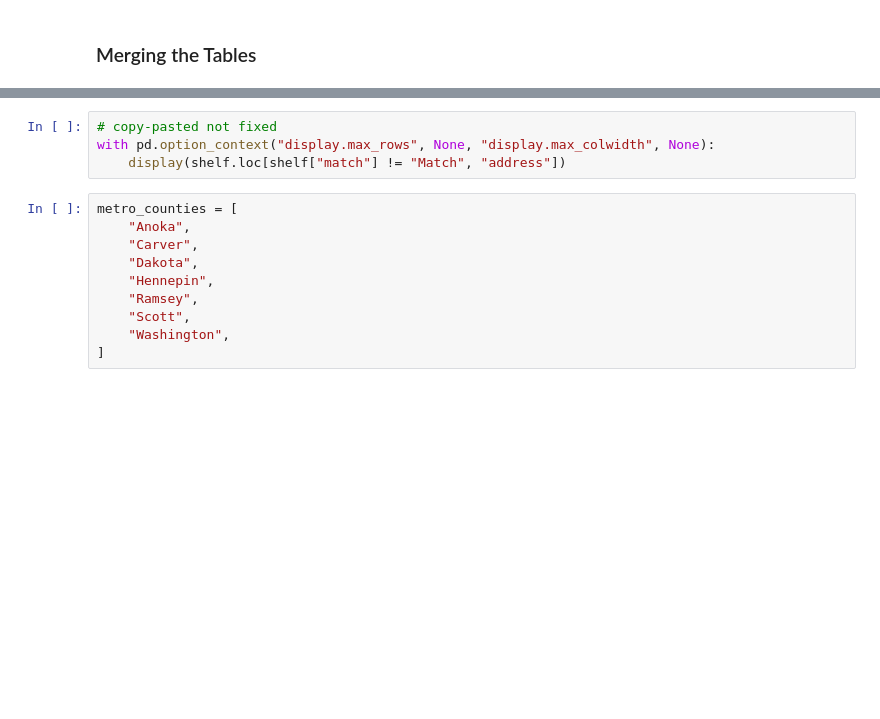
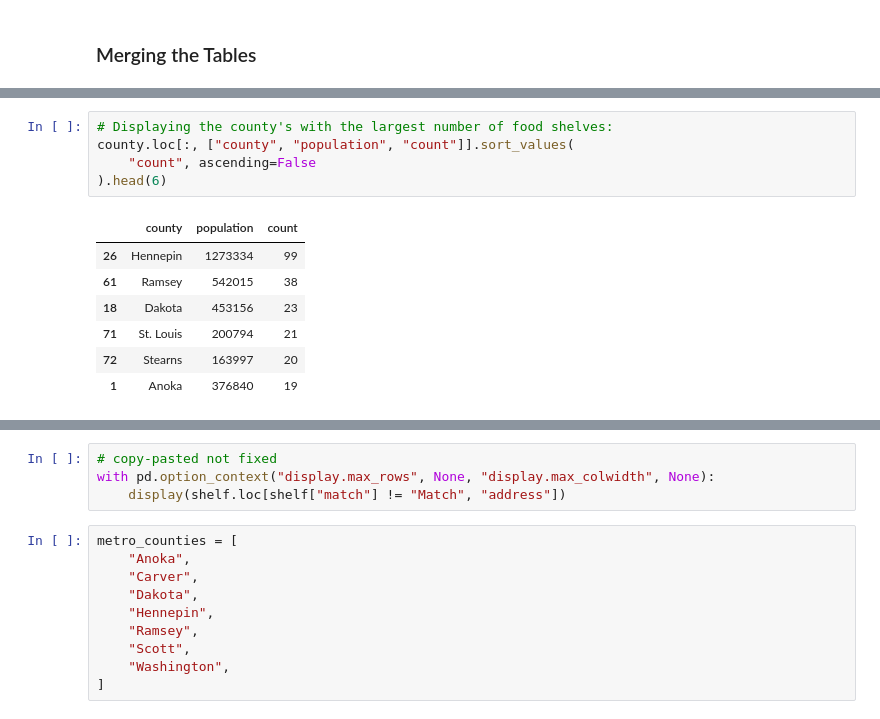
Before and after one commit to a-location-1/mn-food-shelf-analysis, a Jupyter notebook: food_shelf_eda.ipynb, the cells around one changed output, grey strips where cells are left out. Drawn from its saved outputs; the diff is of its cells as text; blank space fills up the shorter version.

```diff
--- a/food_shelf_eda.ipynb
+++ b/food_shelf_eda.ipynb
@@ -340,0 +420,13 @@ shelf.loc[shelf["name"].str.contains("Salvation Army")]
+# %%
+# Displaying the county's with the largest number of food shelves:
+county.loc[:, ["county", "population", "count"]].sort_values(
+    "count", ascending=False
+).head(6)
+# %% [output]
+|  | county | population | count |
+| 26 | Hennepin | 1273334 | 99 |
+| 61 | Ramsey | 542015 | 38 |
+| 18 | Dakota | 453156 | 23 |
+| 71 | St. Louis | 200794 | 21 |
+| 72 | Stearns | 163997 | 20 |
+| 1 | Anoka | 376840 | 19 |
```
Also changed, not shown: parts of 24 cells of this notebook.
